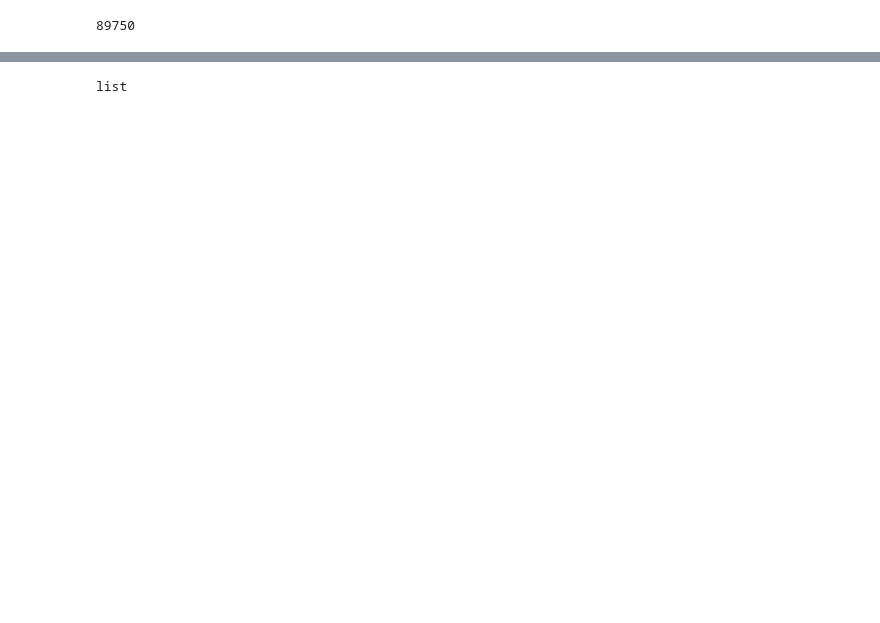
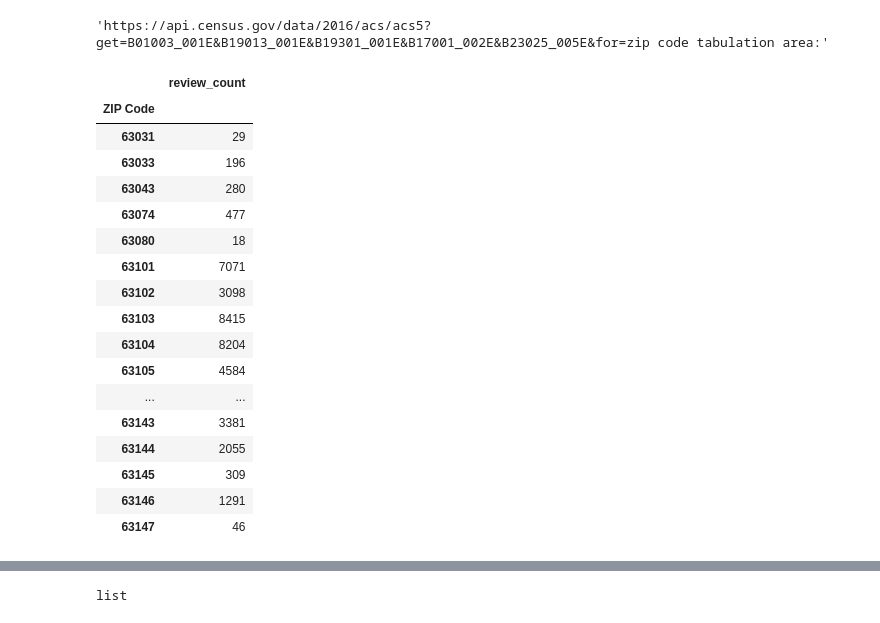
Before and after one commit to DutchDS/Project-1, a Jupyter notebook: yelp_API_review_Extractor.ipynb, the cells around one changed output, grey strips where cells are left out. Drawn from its saved outputs; the diff is of its cells as text; code cells hidden in the pictures; blank space fills up the shorter version.

```diff
--- a/yelp_API_review_Extractor.ipynb
+++ b/yelp_API_review_Extractor.ipynb
@@ -58,30 +58,26 @@ yelp_key='l7BK7OphKU2Q3Q5xys8hneTZF4bWbMVcY_ehOwnYwH8nTsz8-Qo9FNMsXXzGUoO1BgK-xH
 #                                   "NAME": "Name", "zip code tabulation area": "Zip Code"})
 
 #census_pd = census
-c = Census(census_key, year=2014)
-
-
+#c = Census(census_key, year=2014)
 
 censusCore = 'https://api.census.gov/data' ## Census api core address
 censusDSN = '/2016/acs/acs5' ## Census dataset name
-cansusVar = '?get=' ## Begingin of variable string
+censusVar = '?get=' ## Begingin of variable string
+var0 = 'B01003_001E'  #   "B01003_001E": "Population"
+var1 = '&B19013_001E' #   "B19013_001E": "Household Income",
+var2 = '&B19301_001E' #   "B19301_001E": "Per Capita Income",
+var3 = '&B17001_002E' #   "B17001_002E": "Poverty Count",
+var4 = '&B23025_005E' #   "B23025_005E": "Unemployment Count"
+var5 = '&for=zip code tabulation area:'
+censusstring = (censusCore + censusDSN + censusVar + var0 + var1 + var2 + var3 + var4 + var5)
 
 
-censusZIP_URL = 'https://api.census.gov/data/2016/acs/acs5?get=B19013_001E&for=zip code tabulation area:' ##+ ZIP
-
-response = requests.get('https://api.census.gov/data/2016/acs/acs5?get=B19013_001E&for=zip code tabulation area:63105')
+censusZIP_URL = censusstring
 
 
-censusReturn = response.json()
-print(censusReturn[1][0])
-#c.acs5.get(('NAME', 'B19013_001E'),{'for': 'state:{}'.format(states.MO.fips)})
-#c.acs5.get(('NAME', 'B19013_001E'),{'for': 'state:{}'.format(states.MO.fips)})
-#https://api.census.gov/data/2016/acs/acs5?get=NAME,B19013_001E&for=zip%20code%20tabulation%20area:*
-#pd.DataFrame(c.acs5.get(('NAME','B19013_001E'),{'for':'state:{}'.format(states.MO.fips)}))
-#pd.DataFrame(c.acs5.state(('NAME','B19013_001E'), states.MO.fips)))
-#pd.DataFrame(c.acs5.state(('NAME', 'B19013_001E'), states.MO.fips , year=2016 , ZCTA=63111))
+censusZIP_URL
 # %% [output]
-89750
+'https://api.census.gov/data/2016/acs/acs5?get=B01003_001E&B19013_001E&B19301_001E&B17001_002E&B23025_005E&for=zip code tabulation area:'
 # %%
 def censussearch(api_key, term, location):
 
@@ -108,20 +104,50 @@ def censusrequest(host, path, api_key, url_params=None):
     return response.json()
 # %%
 zip_dict = {}
-zipList = []
+zipPopulation = []
+zipIncome = []
+zipPerCapita = []
+zipPoverty = []
+zipUnemploy = []
 file = 'gender names.csv'
 fileZIP = 'zipcodes_stl2.csv'
+fileReview = 'Output/business_unique_data.csv'
+
+business_df = pd.read_csv(fileReview)
 gender_df = pd.read_csv(file)
 zip_df = pd.read_csv(fileZIP)
+
 zipZip = zip_df['ZIP Code'].tolist()
 zipZip = [str(z) for z in zipZip]
 zipLat = zip_df['Latitude'].tolist()
 zipLon = zip_df['Longitude'].tolist()
 
-for code in zip_df.loc[:, 'ZIP Code']:
+business_df = business_df.rename(columns = {"zip_code": "ZIP Code"})
+businessRev_df = business_df.groupby(['ZIP Code'])
 
-    response = requests.get(censusZIP_URL + str(code))
-    censusReturn = response.json()
-    zipList.append(censusReturn[1][0])
+#businessRevSum_df['review_count'] =pd.DataFrame(businessRev_df['review_count'].sum())
+businessRevSum_df =pd.DataFrame(businessRev_df['review_count'].sum())
+#business_df["review_count"] = business_df.sum(axis=1)
+#zip_df1 = pd.DataFrame(columns = ['Zip', 'Sum'])
 
-zip_df['ZIP Income'] = zipList
+#zip_df1.head()
+businessRevSum_df.head(90)
+# %% [output]
+|  | review_count |
+| ZIP Code |  |
+| 63031 | 29 |
+| 63033 | 196 |
+| 63043 | 280 |
+| 63074 | 477 |
+| 63080 | 18 |
+| 63101 | 7071 |
+| 63102 | 3098 |
+| 63103 | 8415 |
+| 63104 | 8204 |
+| 63105 | 4584 |
+| ... | ... |
+| 63143 | 3381 |
+| 63144 | 2055 |
+| 63145 | 309 |
+| 63146 | 1291 |
+| 63147 | 46 |
```
Also changed, not shown: parts of 8 cells of this notebook.
